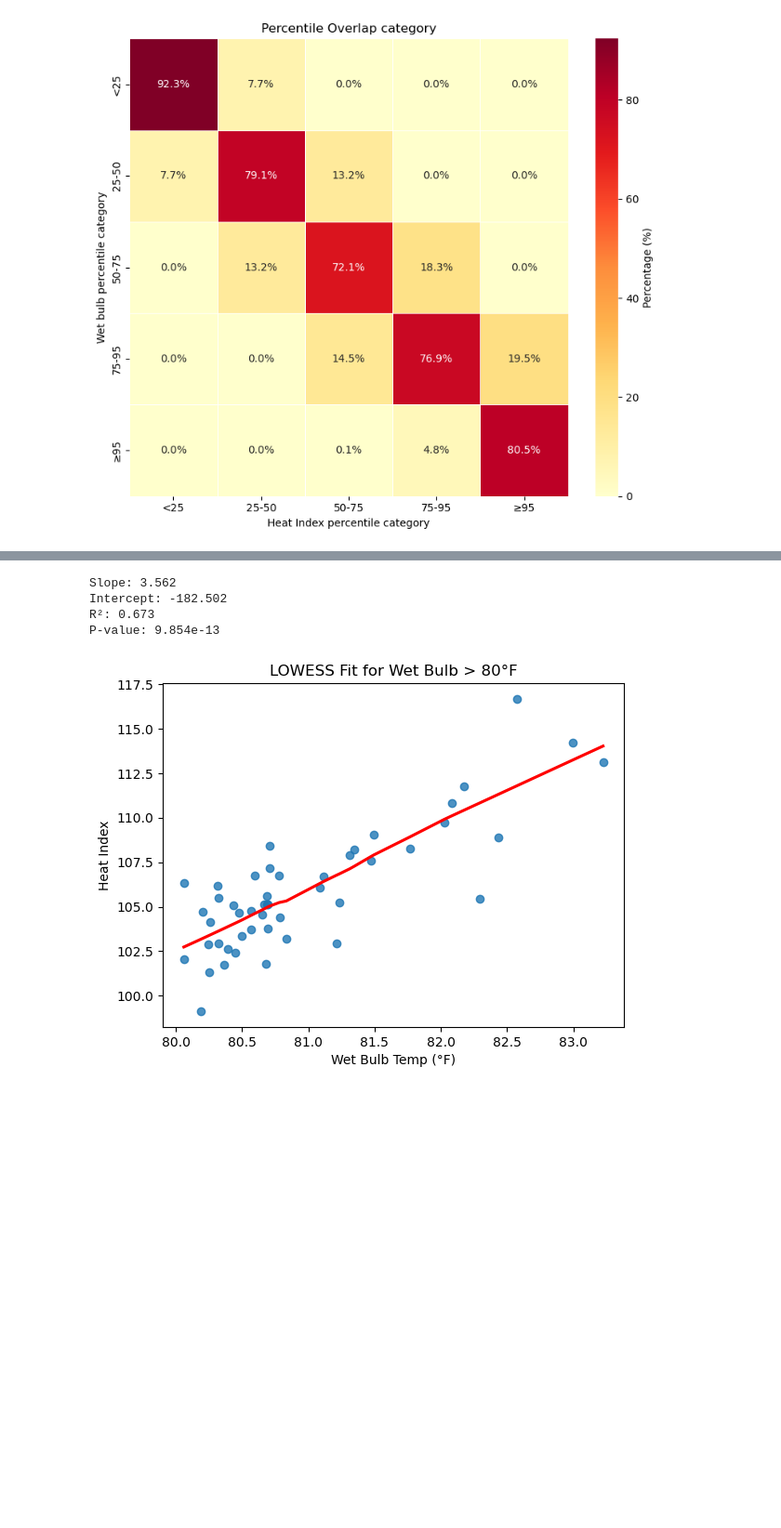
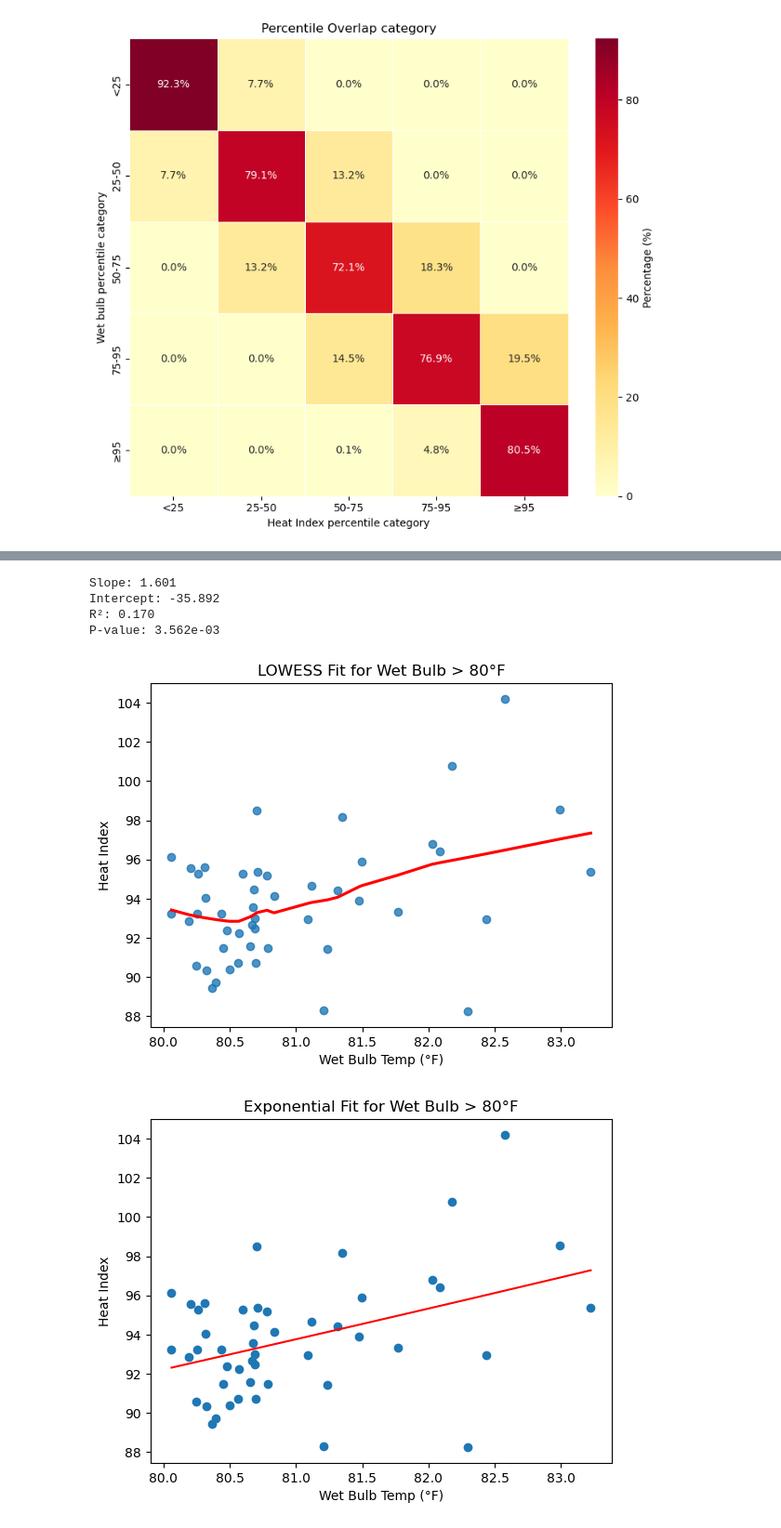
Before and after one commit to stephasharo17/Heat-Island-SOMS, a Jupyter notebook: Temp_WetBulb_Comparison.ipynb, the cells around one changed output, grey strips where cells are left out. Shown at 93% size. Cells and saved outputs as stored; diff of their text form; code cells hidden in the pictures; blank space fills up the shorter version.

```diff
--- a/Temp_WetBulb_Comparison.ipynb
+++ b/Temp_WetBulb_Comparison.ipynb
@@ -669,7 +669,7 @@ plt.show()
 # %%
 # Your two variables
 x = combined_df["wb_max"] * 9 / 5 + 32
-y= combined_df["hi_max"]
+y= combined_df["temp_max"] * 9 / 5 + 32
 
 # Least-squares linear regression
 slope, intercept, r_value, p_value, std_err = linregress(x, y)
@@ -737,4 +737,16 @@ plt.xlabel("Wet Bulb Temp (°F)")
 plt.ylabel("Heat Index")
 plt.title("LOWESS Fit for Wet Bulb > 80°F")
 plt.show()
+
+#Exponential fit
+slope, intercept = np.polyfit(x_hot, np.log(y_hot), 1)
+
+y_pred = np.exp(intercept + slope * x_hot)
+
+plt.scatter(x_hot, y_hot)
+plt.plot(np.sort(x_hot), np.exp(intercept + slope * np.sort(x_hot)), color="red")
+plt.xlabel("Wet Bulb Temp (°F)")
+plt.ylabel("Heat Index")
+plt.title("Exponential Fit for Wet Bulb > 80°F")
+plt.show()
 # %% [output]
@@ -742,5 +754,6 @@ plt.show()
-Slope: 3.562
-Intercept: -182.502
-R²: 0.673
-P-value: 9.854e-13
+Slope: 1.601
+Intercept: -35.892
+R²: 0.170
+P-value: 3.562e-03
-[figure, old version]
+[figure, new version]
+[figure, added]
```
Also changed, not shown: parts of 3 cells of this notebook.
